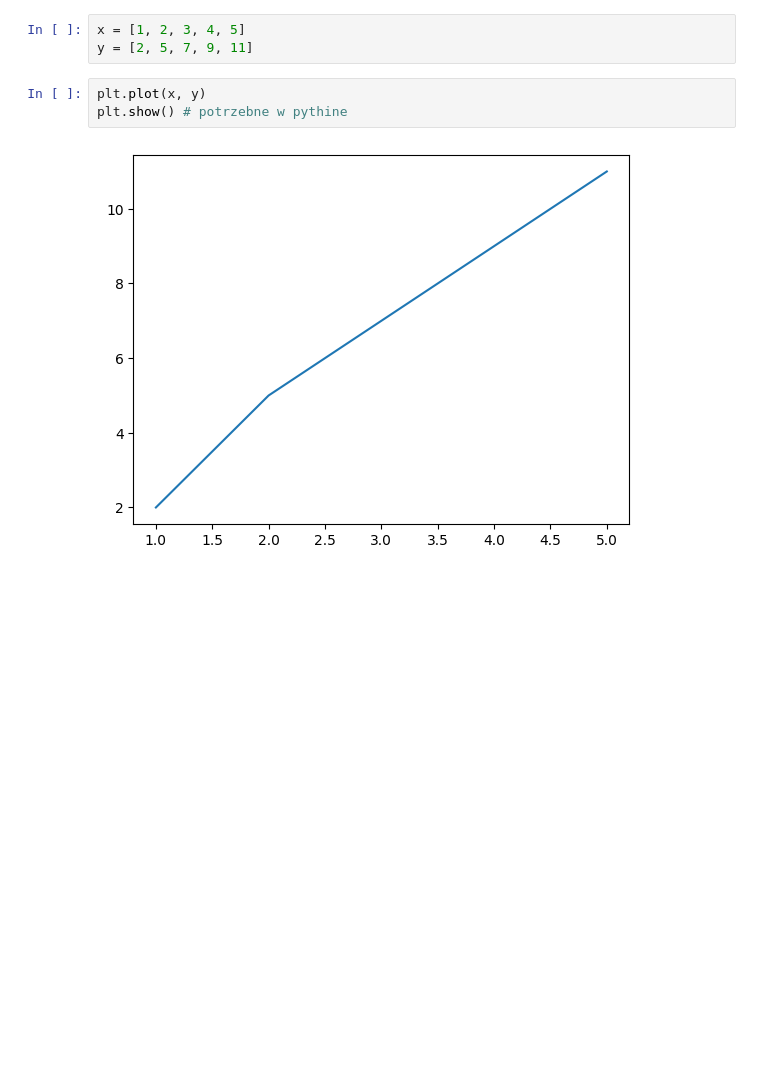
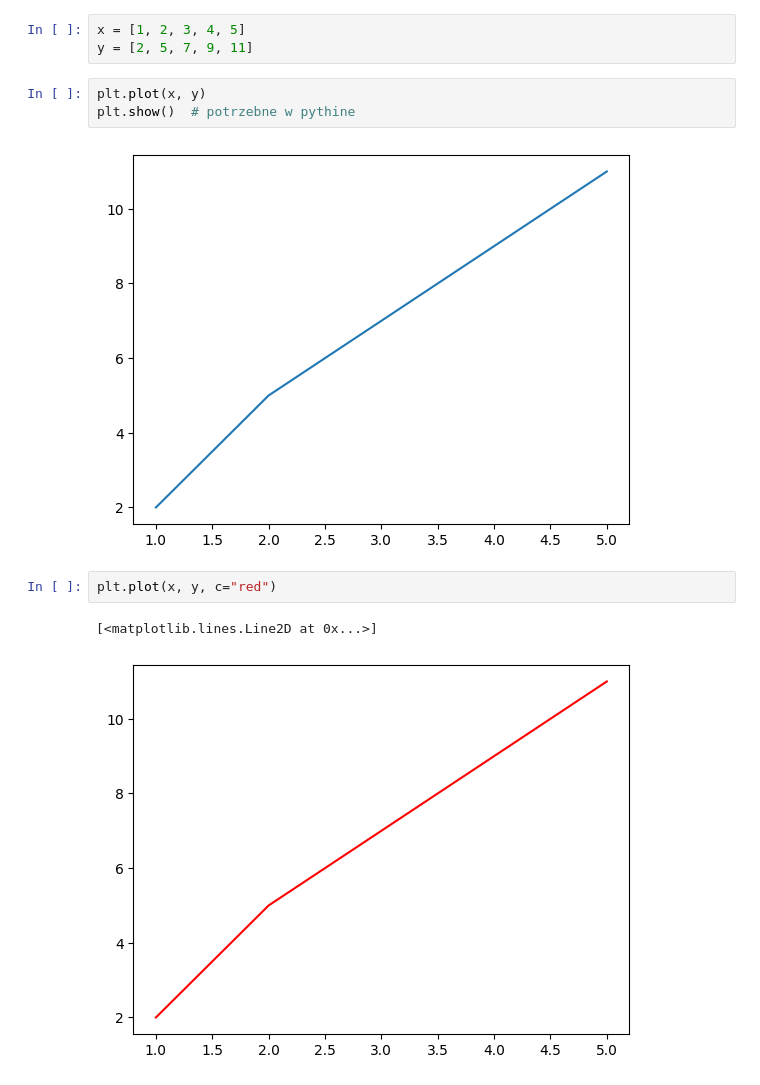
Before and after one commit to rajkonkret/PythonMSExcel_1_12_2025, a Jupyter notebook: day2/ex27_notebook.ipynb, the cells around one changed output. Saved outputs shown, nothing was run; the diff lists cells and outputs as text; blank space fills up the shorter version.

```diff
--- a/day2/ex27_notebook.ipynb
+++ b/day2/ex27_notebook.ipynb
@@ -65,6 +65,11 @@ x = [1, 2, 3, 4, 5]
 y = [2, 5, 7, 9, 11]
 # %%
 plt.plot(x, y)
-plt.show() # potrzebne w pythine
+plt.show()  # potrzebne w pythine
 # %% [output]
 [figure]
+# %%
+plt.plot(x, y, c="red")
+# %% [output]
+[<matplotlib.lines.Line2D at 0x...>]
+[figure, added]
```
Also changed, not shown: parts of 1 cell of this notebook.
